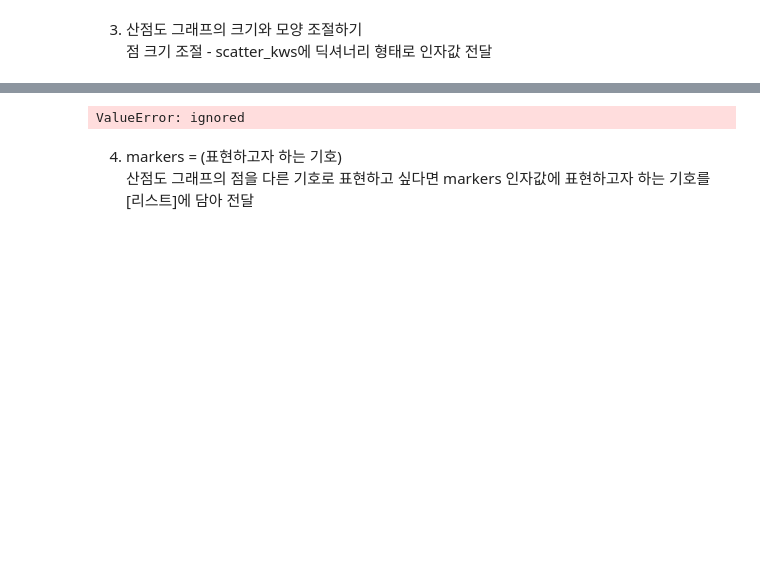
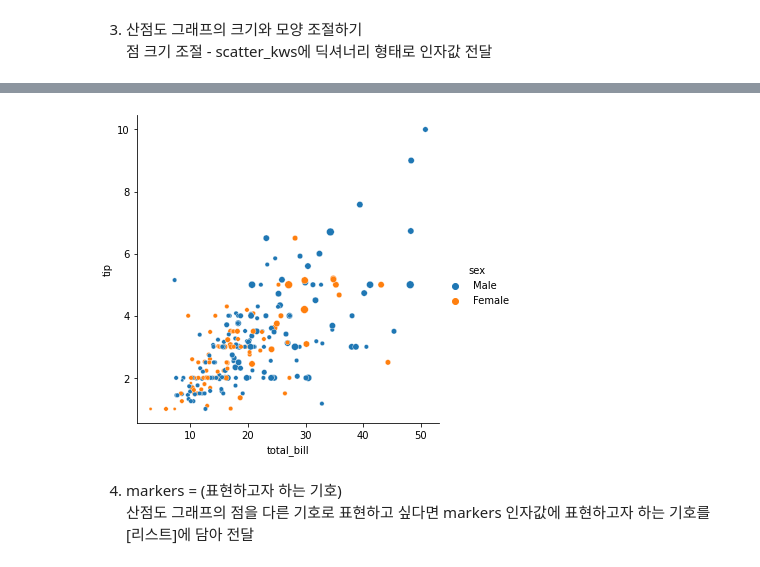
Before and after one commit to JiSu0708/ESAA-YB, a Jupyter notebook: 0320_과제(ESAA).ipynb, the cells around one changed output, grey strips where cells are left out. Cells and saved outputs as stored; diff of their text form; code cells hidden in the pictures; blank space fills up the shorter version.

```diff
--- a/0320_과제(ESAA).ipynb
+++ b/0320_과제(ESAA).ipynb
@@ -542,6 +519,11 @@ fig = sns.pairplot(tips, hue='sex')
 3. 산점도 그래프의 크기와 모양 조절하기
 점 크기 조절 - scatter_kws에 딕셔너리 형태로 인자값 전달
 # %%
-scatter = sns.lmplot(x='total_bill', y='tip', data=tips, fit_reg=False, hue='sex',
-                     scatter_kws={'s': tips['size']*10})
+# scatter = sns.lmplot(x='total_bill', y='tip', data=tips, fit_reg=False, hue='sex',
+#                     scatter_kws={'s': tips['size']*10})
+
+# 위의 예제는 오류가 떠서 다른 방식 사용
+scatter = sns.relplot(data = tips, x = 'total_bill', y = 'tip',
+                      hue = 'sex', s = tips['size'] * 10)
+plt.show()
 # %% [output]
@@ -550,4 +530,4 @@ scatter = sns.lmplot(x='total_bill', y='tip', data=tips, fit_reg=False, hue='sex
-ValueError: ignored
+[figure, added]
 # %% [markdown]
 4. markers = (표현하고자 하는 기호)
 산점도 그래프의 점을 다른 기호로 표현하고 싶다면 markers 인자값에 표현하고자 하는 기호를 [리스트]에 담아 전달
```
Also changed, not shown: parts of 49 cells of this notebook.
